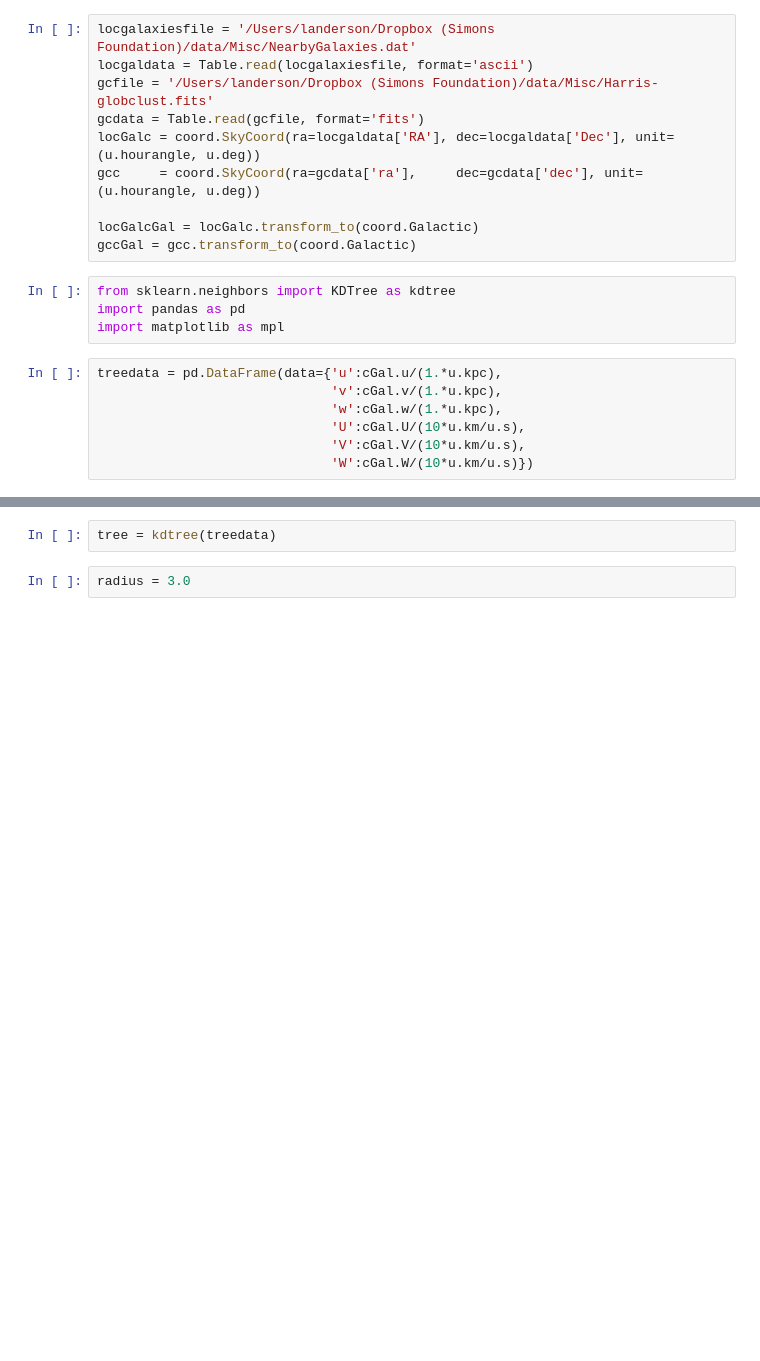
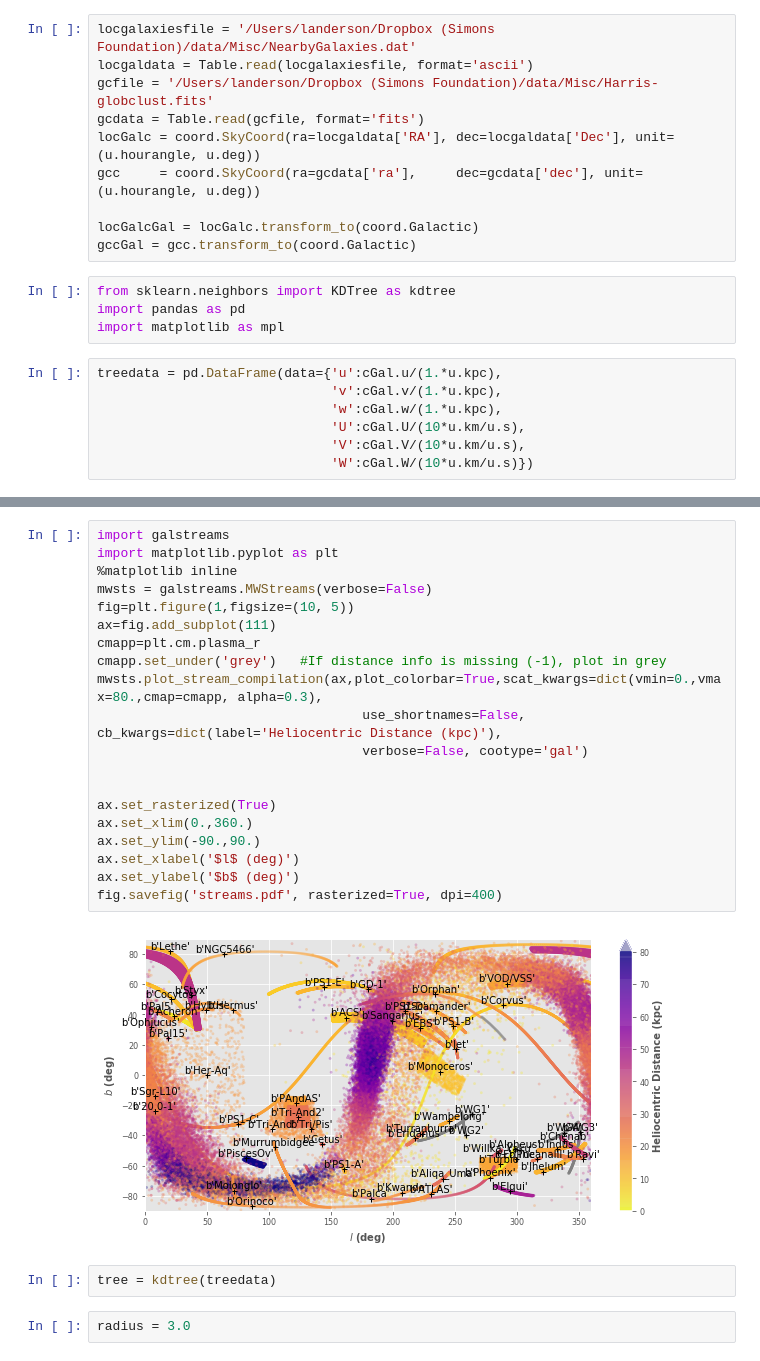
Before and after one commit to andersdot/gaiaDR2, a Jupyter notebook: rrTrees.ipynb, the cells around one changed output, grey strips where cells are left out. Saved outputs shown, nothing was run; the diff lists cells and outputs as text; blank space fills up the shorter version.

```diff
--- a/rrTrees.ipynb
+++ b/rrTrees.ipynb
@@ -207,3 +275,25 @@ fig.savefig('rrlyraeDist.png', rasterized=True)
+# %%
+import galstreams
+import matplotlib.pyplot as plt
+%matplotlib inline
+mwsts = galstreams.MWStreams(verbose=False)
+fig=plt.figure(1,figsize=(10, 5))
+ax=fig.add_subplot(111)
+cmapp=plt.cm.plasma_r
+cmapp.set_under('grey')   #If distance info is missing (-1), plot in grey
+mwsts.plot_stream_compilation(ax,plot_colorbar=True,scat_kwargs=dict(vmin=0.,vmax=80.,cmap=cmapp, alpha=0.3),
+                                  use_shortnames=False, cb_kwargs=dict(label='Heliocentric Distance (kpc)'),
+                                  verbose=False, cootype='gal')
+
+
+ax.set_rasterized(True)
+ax.set_xlim(0.,360.)
+ax.set_ylim(-90.,90.)
+ax.set_xlabel('$l$ (deg)')
+ax.set_ylabel('$b$ (deg)')
+fig.savefig('streams.pdf', rasterized=True, dpi=400)
+# %% [output]
+[figure, added]
 # %%
 tree = kdtree(treedata)
 # %%
```
Also changed, not shown: parts of 60 cells of this notebook, 7 other files.
